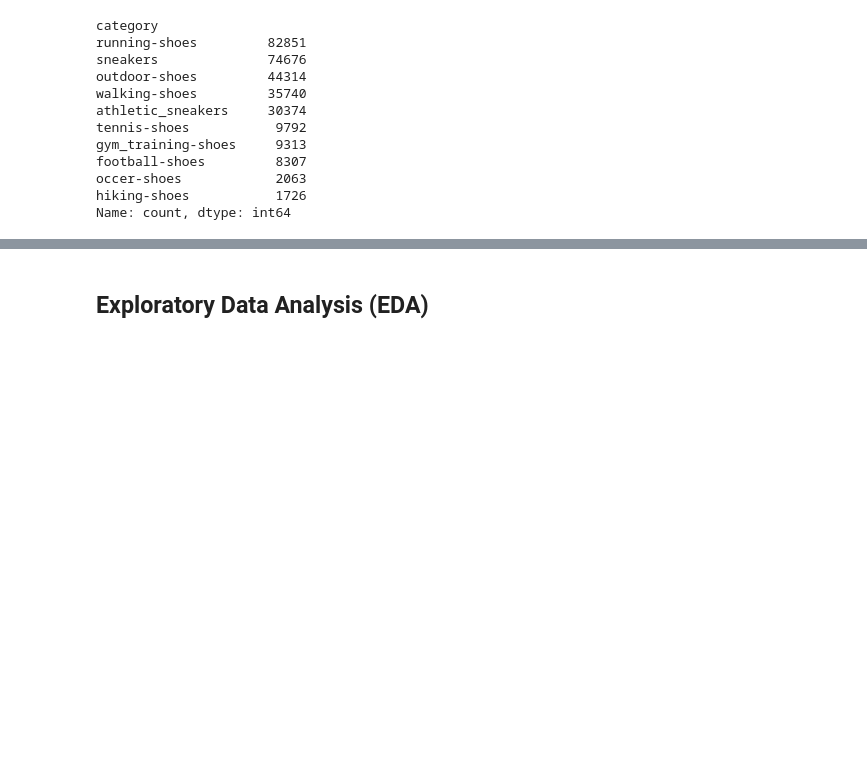
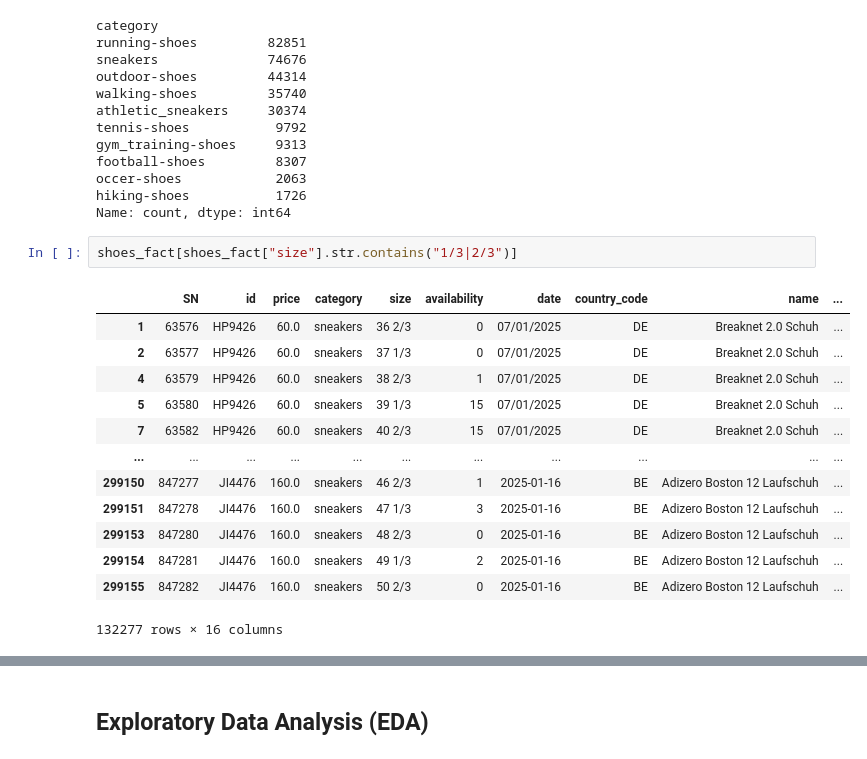
Before and after one commit to odxscholars/sollda1, a Jupyter notebook: main.ipynb, the cells around one changed output, grey strips where cells are left out. Cells and saved outputs as stored; diff of their text form; blank space fills up the shorter version.

```diff
--- a/main.ipynb
+++ b/main.ipynb
@@ -198,3 +198,19 @@ football-shoes         8307
 occer-shoes            2063
 hiking-shoes           1726
 Name: count, dtype: int64
+# %%
+shoes_fact[shoes_fact["size"].str.contains("1/3|2/3")]
+# %% [output]
+|  | SN | id | price | category | size | availability | date | country_code | name | ... |
+| 1 | 63576 | HP9426 | 60.0 | sneakers | 36 2/3 | 0 | 07/01/2025 | DE | Breaknet 2.0 Schuh | ... |
+| 2 | 63577 | HP9426 | 60.0 | sneakers | 37 1/3 | 0 | 07/01/2025 | DE | Breaknet 2.0 Schuh | ... |
+| 4 | 63579 | HP9426 | 60.0 | sneakers | 38 2/3 | 1 | 07/01/2025 | DE | Breaknet 2.0 Schuh | ... |
+| 5 | 63580 | HP9426 | 60.0 | sneakers | 39 1/3 | 15 | 07/01/2025 | DE | Breaknet 2.0 Schuh | ... |
+| 7 | 63582 | HP9426 | 60.0 | sneakers | 40 2/3 | 15 | 07/01/2025 | DE | Breaknet 2.0 Schuh | ... |
+| ... | ... | ... | ... | ... | ... | ... | ... | ... | ... | ... |
+| 299150 | 847277 | JI4476 | 160.0 | sneakers | 46 2/3 | 1 | 2025-01-16 | BE | Adizero Boston 12 Laufschuh | ... |
+| 299151 | 847278 | JI4476 | 160.0 | sneakers | 47 1/3 | 3 | 2025-01-16 | BE | Adizero Boston 12 Laufschuh | ... |
+| 299153 | 847280 | JI4476 | 160.0 | sneakers | 48 2/3 | 0 | 2025-01-16 | BE | Adizero Boston 12 Laufschuh | ... |
+| 299154 | 847281 | JI4476 | 160.0 | sneakers | 49 1/3 | 2 | 2025-01-16 | BE | Adizero Boston 12 Laufschuh | ... |
+| 299155 | 847282 | JI4476 | 160.0 | sneakers | 50 2/3 | 0 | 2025-01-16 | BE | Adizero Boston 12 Laufschuh | ... |
+132277 rows × 16 columns
```
Also changed, not shown: parts of 6 cells of this notebook.
